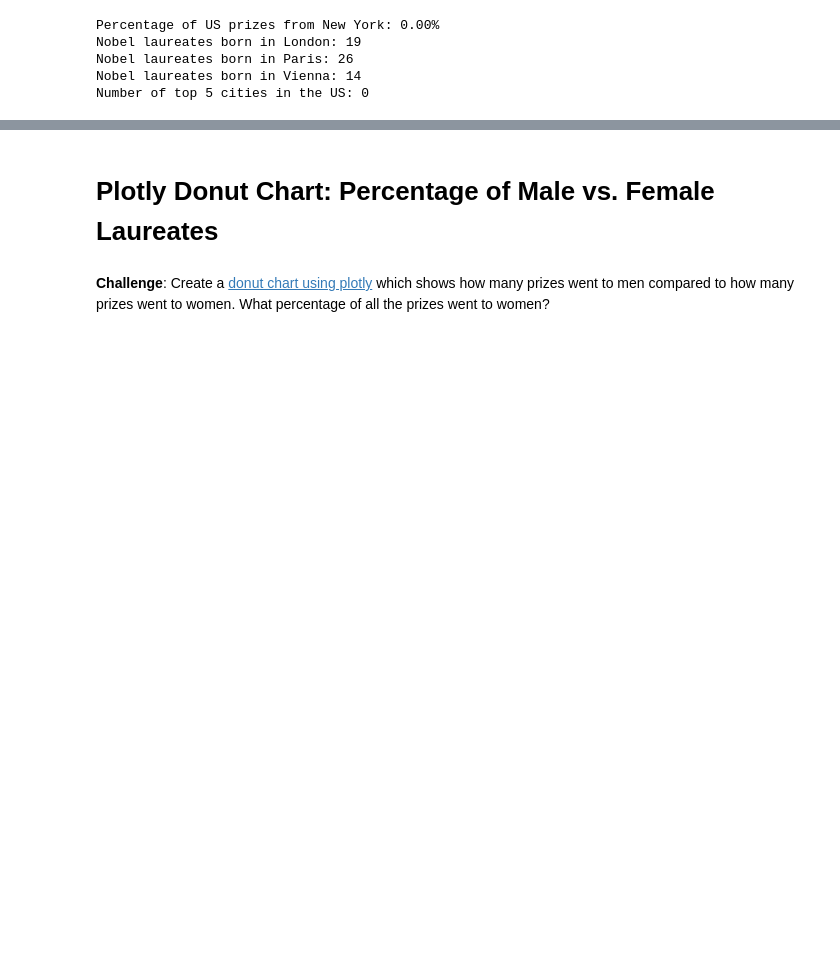
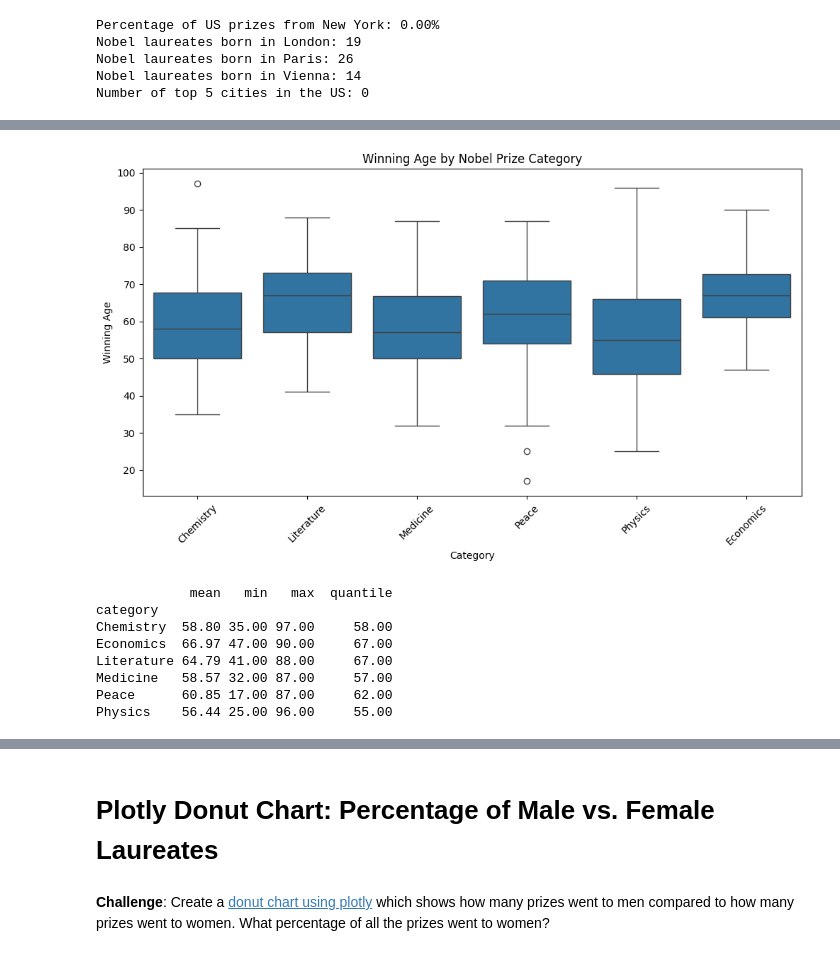
Before and after one commit to IrishEgie/data_science_py, a Jupyter notebook: data_science_8/Nobel_Prize_Analysis_(start).ipynb, the cells around one changed output, grey strips where cells are left out. Drawn from its saved outputs; the diff is of its cells as text; code cells hidden in the pictures; blank space fills up the shorter version.

```diff
--- a/data_science_8/Nobel_Prize_Analysis_(start).ipynb
+++ b/data_science_8/Nobel_Prize_Analysis_(start).ipynb
@@ -547,0 +632,23 @@ fig.show()
+# %%
+# Boxplot for winning age by category
+plt.figure(figsize=(12, 6))
+sns.boxplot(data=df_data, x='category', y='winning_age')
+plt.title('Winning Age by Nobel Prize Category')
+plt.xlabel('Category')
+plt.ylabel('Winning Age')
+plt.xticks(rotation=45)
+plt.show()
+
+# Analysis of categories
+age_by_category = df_data.groupby('category')['winning_age'].agg(['mean', 'min', 'max', 'quantile'])
+print(age_by_category)
+# %% [output]
+[figure, added]
+            mean   min   max  quantile
+category
+Chemistry  58.80 35.00 97.00     58.00
+Economics  66.97 47.00 90.00     67.00
+Literature 64.79 41.00 88.00     67.00
+Medicine   58.57 32.00 87.00     57.00
+Peace      60.85 17.00 87.00     62.00
+Physics    56.44 25.00 96.00     55.00
```
Also changed, not shown: parts of 5 cells of this notebook.
